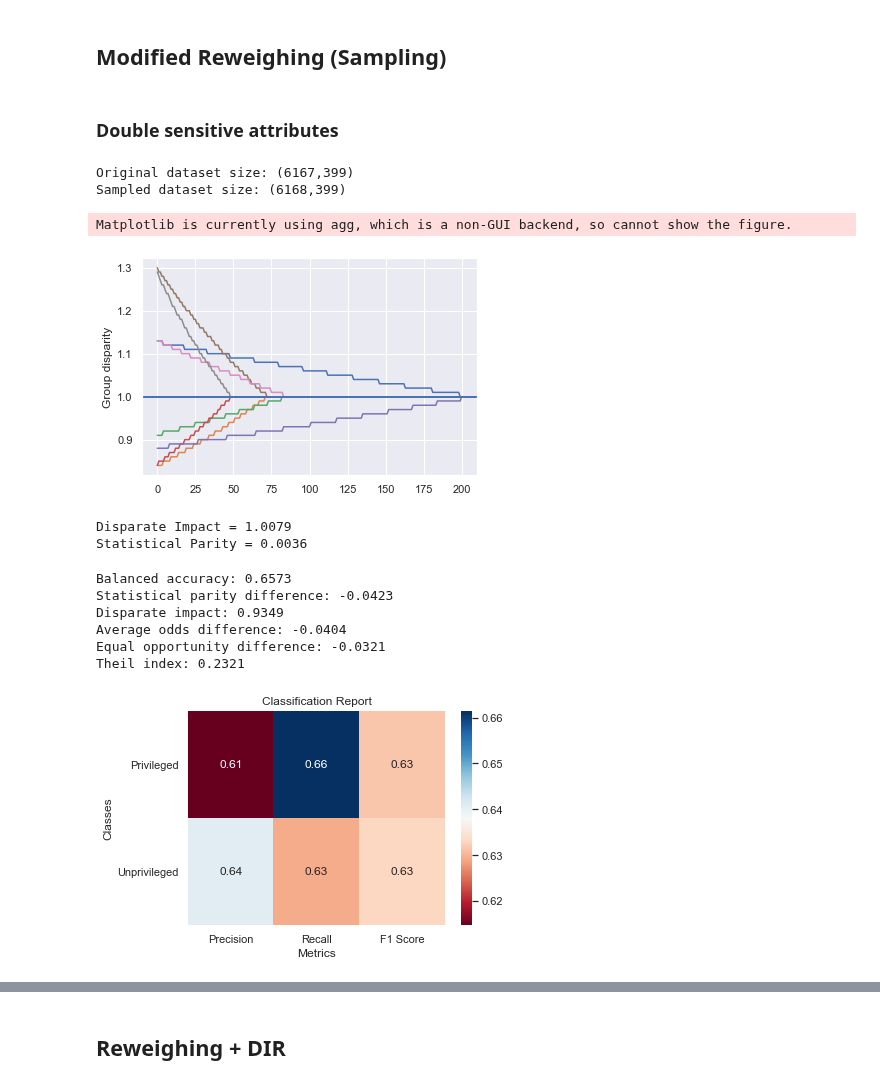
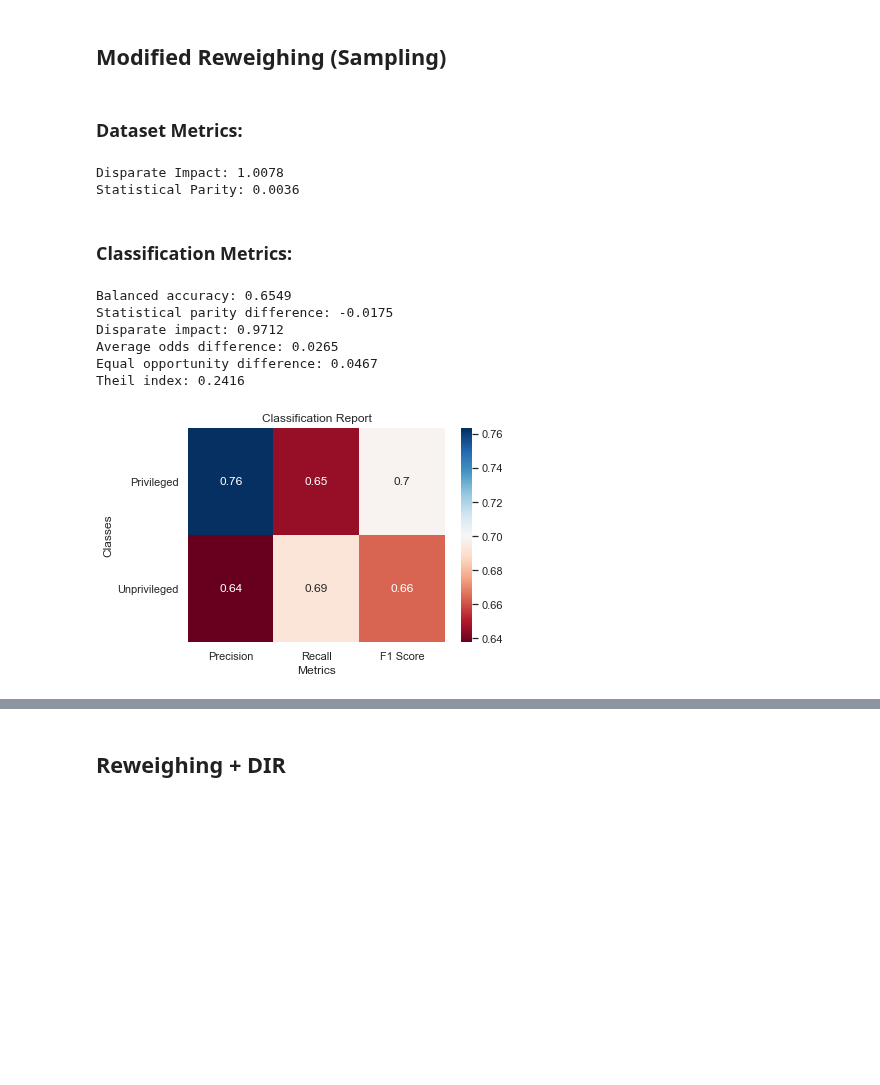
Before and after one commit to giordanoDaloisio/bias-mitigation-methods, a Jupyter notebook: Compas.ipynb, the cells around one changed output, grey strips where cells are left out. Drawn from its saved outputs; the diff is of its cells as text; code cells hidden in the pictures; blank space fills up the shorter version.

```diff
--- a/Compas.ipynb
+++ b/Compas.ipynb
@@ -308,39 +290,25 @@ Matplotlib is currently using agg, which is a non-GUI backend, so cannot show th
 [figure]
 # %% [markdown]
 ## Modified Reweighing (Sampling)
-# %% [markdown]
-### Double sensitive attributes
 # %%
-ps_df = compas_df.copy()
-groups_conditions = [(ps_df['sex']==0)&(ps_df['race']==0),
-    (ps_df['sex']==1)&(ps_df['race']==0),
-    (ps_df['sex']==0)&(ps_df['race']==1),
-    (ps_df['sex']==1)&(ps_df['race']==1)]
-sampled_data = sample_dataset(ps_df, groups_conditions, ps_df['two_year_recid']==0,
-                              ps_df['two_year_recid']==1, ['sex','race'], 'two_year_recid', round_level=2)
-plt.show()
+sampled_data = compas.copy()
+sampler = Sampler(round_level=2)
-# %% [output]
-Original dataset size: (6167,399)
-Sampled dataset size: (6168,399)
-Matplotlib is currently using agg, which is a non-GUI backend, so cannot show the figure.
-[figure, removed]
-# %%
-metrics = compute_dataset_fairness_metrics(sampled_data, unprivileged_group, privileged_group)
-# %% [output]
-Disparate Impact = 1.0079
-Statistical Parity = 0.0036
 # %%
 sampled_metrics = classify(
     make_pipeline(StandardScaler(), LogisticRegression(class_weight='balanced', solver='liblinear')),
-    sampled_data, privileged_group, unprivileged_group)
+    sampled_data, privileged_group, unprivileged_group, debiaser=sampler, n_splits=5)
 # %% [output]
+### Dataset Metrics:
-Balanced accuracy: 0.6573
-Statistical parity difference: -0.0423
-Disparate impact: 0.9349
-Average odds difference: -0.0404
-Equal opportunity difference: -0.0321
-Theil index: 0.2321
+Disparate Impact: 1.0078
+Statistical Parity: 0.0036
+### Classification Metrics:
+Balanced accuracy: 0.6549
+Statistical parity difference: -0.0175
+Disparate impact: 0.9712
+Average odds difference: 0.0265
+Equal opportunity difference: 0.0467
+Theil index: 0.2416
-[figure, old version]
+[figure, new version]
 # %%
 plot_metrics_comparison(rw_class, sampled_metrics, 'Reweighing', 'Sampling')
 plt.show()
```
Also changed, not shown: parts of 29 cells of this notebook, 5 other files.
